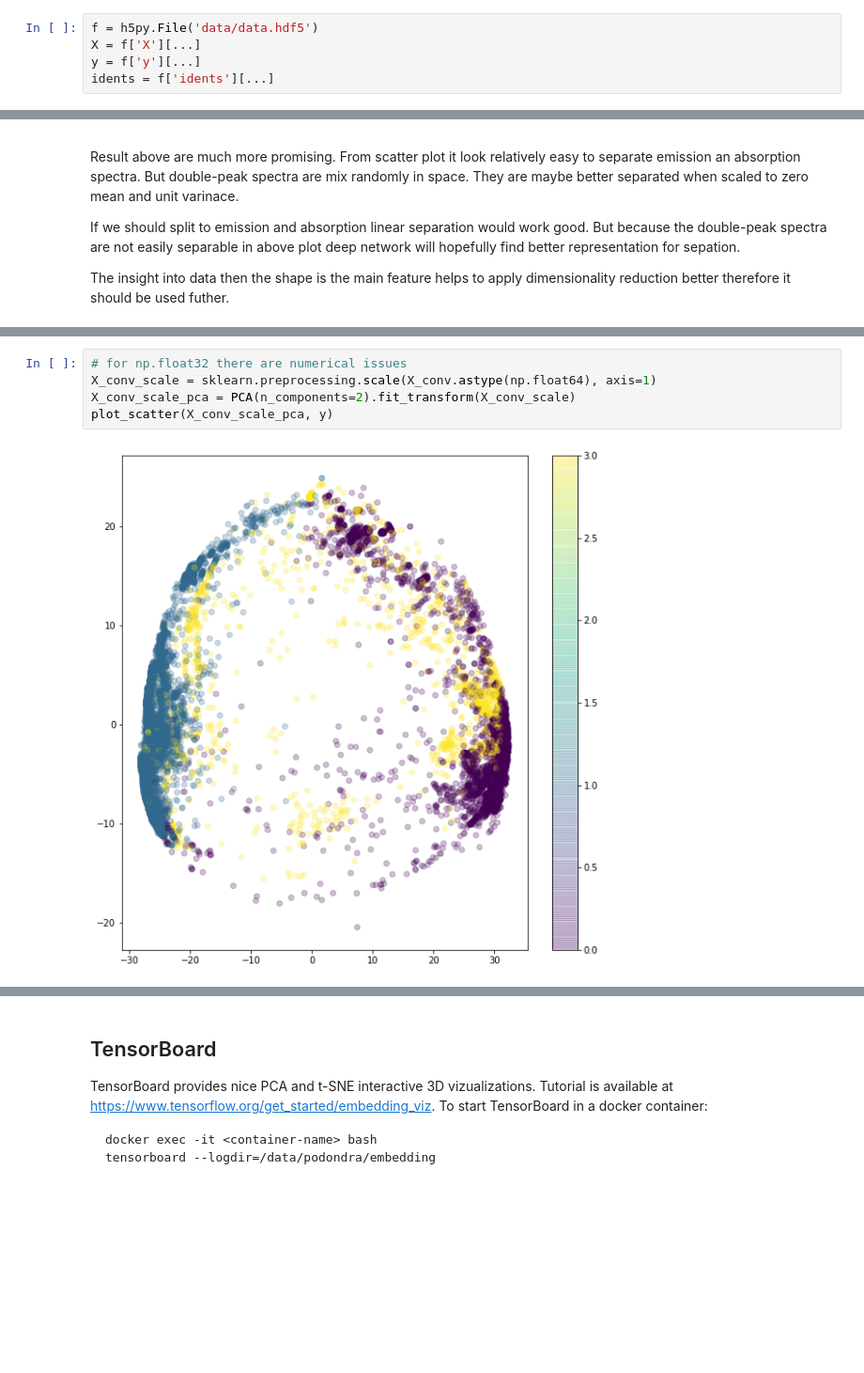
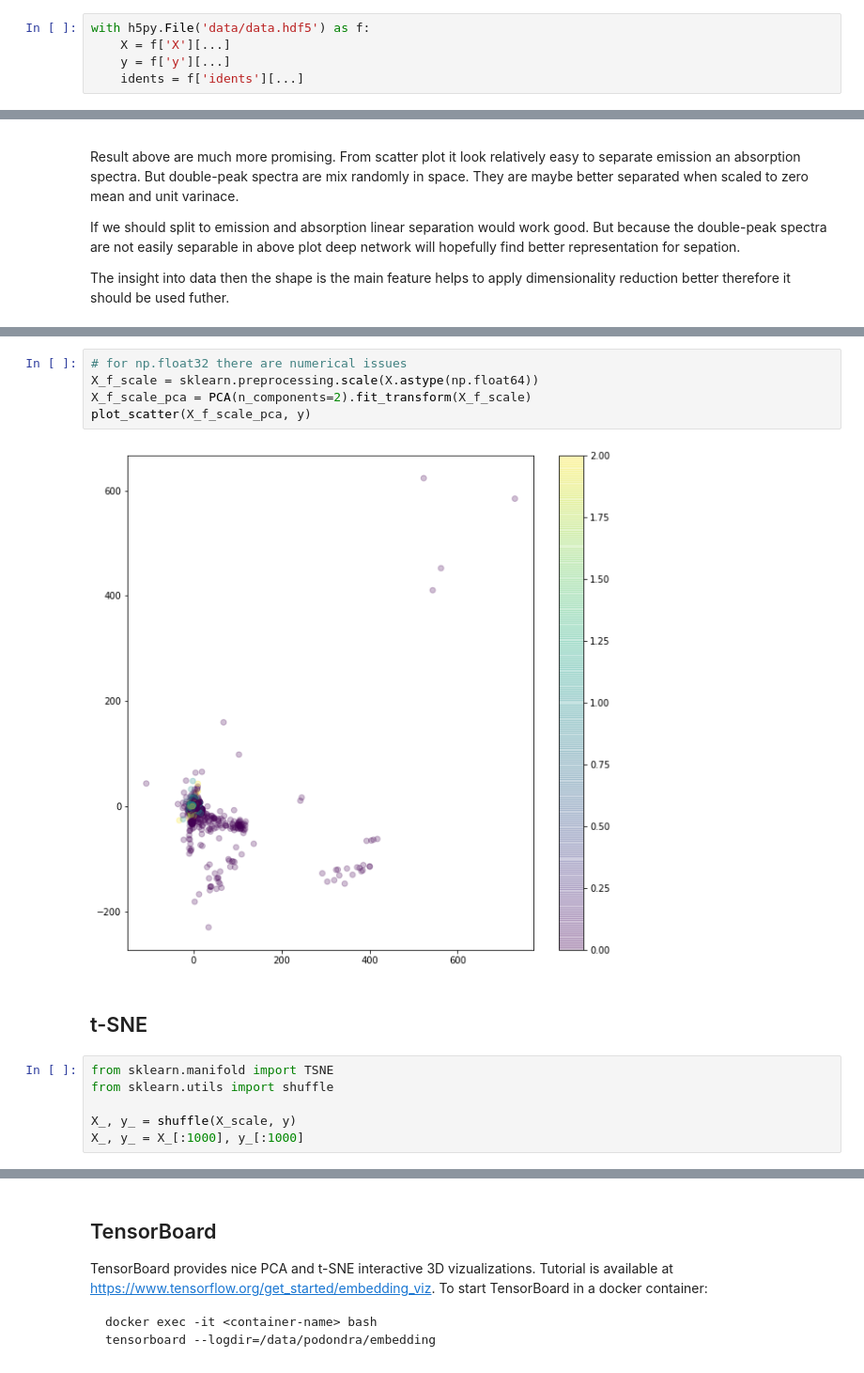
Before and after one commit to podondra/bt-spectraldl, a Jupyter notebook: notebooks/07-dimensionality.ipynb, the cells around one changed output, grey strips where cells are left out. Shown at 94% size. Cells and saved outputs as stored; diff of their text form; blank space fills up the shorter version.

```diff
--- a/notebooks/07-dimensionality.ipynb
+++ b/notebooks/07-dimensionality.ipynb
@@ -25,10 +21,10 @@ from astropy.convolution import Gaussian1DKernel, convolve
 # log directory for data serialization
 LOG_DIR = '/tb-embedding/'
 # %%
-f = h5py.File('data/data.hdf5')
-X = f['X'][...]
-y = f['y'][...]
-idents = f['idents'][...]
+with h5py.File('data/data.hdf5') as f:
+    X = f['X'][...]
+    y = f['y'][...]
+    idents = f['idents'][...]
 # %%
 def plot_scatter(X, y):
     '''Plot scatter plot of point from X. X is of shape (n_samples, 2).'''
@@ -151,7 +137,15 @@ plot_scatter(X_conv_minmax_pca, y)
 # %%
 # for np.float32 there are numerical issues
-X_conv_scale = sklearn.preprocessing.scale(X_conv.astype(np.float64), axis=1)
-X_conv_scale_pca = PCA(n_components=2).fit_transform(X_conv_scale)
-plot_scatter(X_conv_scale_pca, y)
+X_f_scale = sklearn.preprocessing.scale(X.astype(np.float64))
+X_f_scale_pca = PCA(n_components=2).fit_transform(X_f_scale)
+plot_scatter(X_f_scale_pca, y)
 # %% [output]
-[figure, old version]
+[figure, new version]
+# %% [markdown]
+## t-SNE
+# %%
+from sklearn.manifold import TSNE
+from sklearn.utils import shuffle
+
+X_, y_ = shuffle(X_scale, y)
+X_, y_ = X_[:1000], y_[:1000]
```
Also changed, not shown: parts of 14 cells of this notebook, 5 other files.
